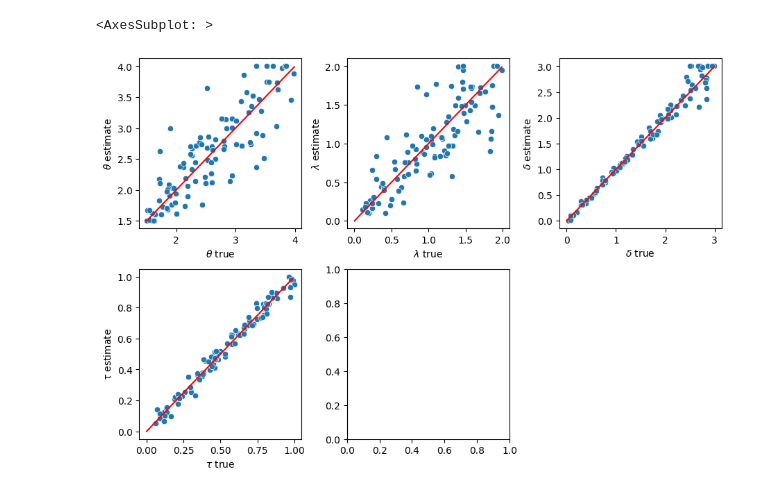
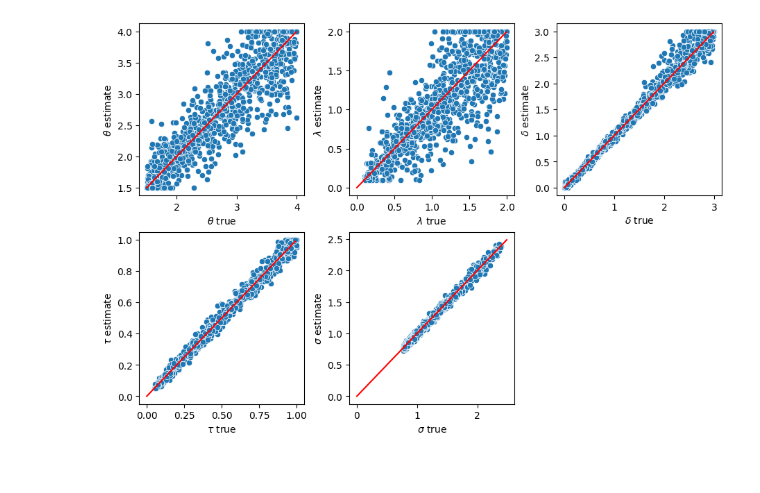
Before and after one commit to AmirHoseinHadian/CTDM_recovery, a Jupyter notebook: _Simulation/_01_IE/_03_ndt_constrain_fixed_sigma/Hyperbolic.ipynb, the cells around one changed output. Saved outputs shown, nothing was run; the diff lists cells and outputs as text; code cells hidden in the pictures.

```diff
--- a/_Simulation/_01_IE/_03_ndt_constrain_fixed_sigma/Hyperbolic.ipynb
+++ b/_Simulation/_01_IE/_03_ndt_constrain_fixed_sigma/Hyperbolic.ipynb
@@ -15,17 +17,18 @@ import matplotlib.pyplot as plt
 # %%
-def simulate_CDDM(ub, lb, delta, sigma_z, ndt=0, z=0, sigma=1, dt=0.001):
+@jit(nopython=True)
+def simulate_CDDM(threshold, lamda, delta, loc, scale, ndt=0, z=0, sigma=1, dt=0.001):
     x = z
 
     rt = 0
 
-    while lb(rt) < x and x < ub(rt):
+    while -(threshold / (1 + lamda*rt)) < x and x < (threshold / (1 + lamda*rt)):
         x += delta * dt + sigma*np.sqrt(dt)*np.random.normal(0, 1)
         rt += dt
 
-    if x >= ub(rt):
+    if x >= (threshold / (1 + lamda*rt)):
         ch = 1
     else:
         ch = -1
 
-    return (rt+ndt)*ch, np.random.normal(ndt, sigma_z)
+    return (rt+ndt)*ch, np.random.lognormal(loc, scale)
 # %%
@@ -114,32 +116,36 @@ def CDDM_likelihood(prms, RT, Z):
 
     return ll
 # %%
+n_trials = 500
+sigma_z = 0.9
 recovery_dic = {'a_true': [],
                 'a_estimate': [],
                 'lambda_true': [],
                 'lambda_estimate': [],
                 'delta_true': [],
                 'delta_estimate': [],
+                'sigma_true':[],
                 'sigma_estimate':[],
                 'ndt_true':[],
                 'ndt_estimate':[]}
-
-sigma_z = 0.9
 # %%
-for n in tqdm(range(100)):
+for n in tqdm(range(200)):
     threshold = np.random.uniform(1.5, 4)
     lamda = np.random.uniform(0.1, 2)
     delta = np.random.uniform(0, 3)
     ndt = np.random.uniform(0.05, 1)
 
-    ub = lambda t: threshold / (1 + lamda*t)
-    lb = lambda t: -1*ub(t)
+    loc_z = np.log(ndt**2/np.sqrt(ndt**2 + sigma_z**2))
+    scale_z = np.sqrt(np.log(1 + (sigma_z/ndt)**2))
+
+#     ub = lambda t: threshold / (1 + lamda*t)
+#     lb = lambda t: -1*ub(t)
 
     RT = []
     Z = []
 
-    for i in range(500):
-        rt, z = simulate_CDDM(ub, lb, delta, sigma_z, ndt=ndt)
+    for i in range(n_trials):
+        rt, z = simulate_CDDM(threshold, lamda, delta, loc_z, scale_z, ndt=ndt)
         RT.append(rt)
         Z.append(z)
 
@@ -163,8 +169,15 @@ for n in tqdm(range(100)):
     recovery_dic['lambda_estimate'].append(ans_cddm.x[1])
     recovery_dic['delta_true'].append(delta)
     recovery_dic['delta_estimate'].append(ans_cddm.x[2])
+    recovery_dic['sigma_true'].append(scale_z)
     recovery_dic['sigma_estimate'].append(ans_cddm.x[3])
     recovery_dic['ndt_true'].append(ndt)
     recovery_dic['ndt_estimate'].append(ans_cddm.x[4])
 # %%
 recovery_df = pd.DataFrame(recovery_dic)
+# %%
+file_name = '_data/Hyperbolic_rec_sig0{}.csv'.format(int(sigma_z*10))
+old_recovery_data = pd.read_csv(file_name, index_col=0)
+recovery_df = pd.concat([old_recovery_data,
+                         recovery_df]).reset_index(drop=True)
+recovery_df.to_csv(file_name)
@@ -171,35 +200,34 @@ recovery_df = pd.DataFrame(recovery_dic)
 # %%
 plt.figure(figsize=(9, 6), layout='constrained')
 
 plt.subplot(231)
 plt.plot(np.arange(1.5, 4, 0.01), np.arange(1.5, 4, 0.01), c='red')
 sns.scatterplot(x='a_true', y='a_estimate', data=recovery_df);
 plt.xlabel(r'$\theta$ true')
 plt.ylabel(r'$\theta$ estimate')
 
 plt.subplot(232)
 plt.plot(np.arange(0, 2, 0.01), np.arange(0, 2, 0.01), c='red')
 sns.scatterplot(x='lambda_true', y='lambda_estimate', data=recovery_df);
 plt.xlabel(r'$\lambda$ true')
 plt.ylabel(r'$\lambda$ estimate')
 
 plt.subplot(233)
 plt.plot(np.arange(0, 3, 0.01), np.arange(0, 3, 0.01), c='red')
 sns.scatterplot(x='delta_true', y='delta_estimate', data=recovery_df);
 plt.xlabel(r'$\delta$ true')
 plt.ylabel(r'$\delta$ estimate')
 
 plt.subplot(234)
 plt.plot(np.arange(0, 1, 0.01), np.arange(0, 1, 0.01), c='red')
 sns.scatterplot(x='ndt_true', y='ndt_estimate', data=recovery_df);
 plt.xlabel(r'$\tau$ true')
-plt.ylabel(r'$\tau$ estimate')
+plt.ylabel(r'$\tau$ estimate');
 
 plt.subplot(235)
-# plt.plot(np.arange(0, 0.5, 0.01), np.arange(0, .5, 0.01), c='red')
-# sns.scatterplot(x='sigma_true', y='sigma_estimate', data=recovery_df);
-# plt.xlabel(r'$\sigma$ true')
-# plt.ylabel(r'$\sigma$ estimate');
+plt.plot(np.arange(0, 2.5, 0.01), np.arange(0, 2.5, 0.01), c='red')
+sns.scatterplot(x='sigma_true', y='sigma_estimate', data=recovery_df);
+plt.xlabel(r'$\sigma$ true')
+plt.ylabel(r'$\sigma$ estimate');
 # %% [output]
-<AxesSubplot: >
-[figure, old version]
+[figure, new version]
```
Also changed, not shown: parts of 6 cells of this notebook, 14 other files.
